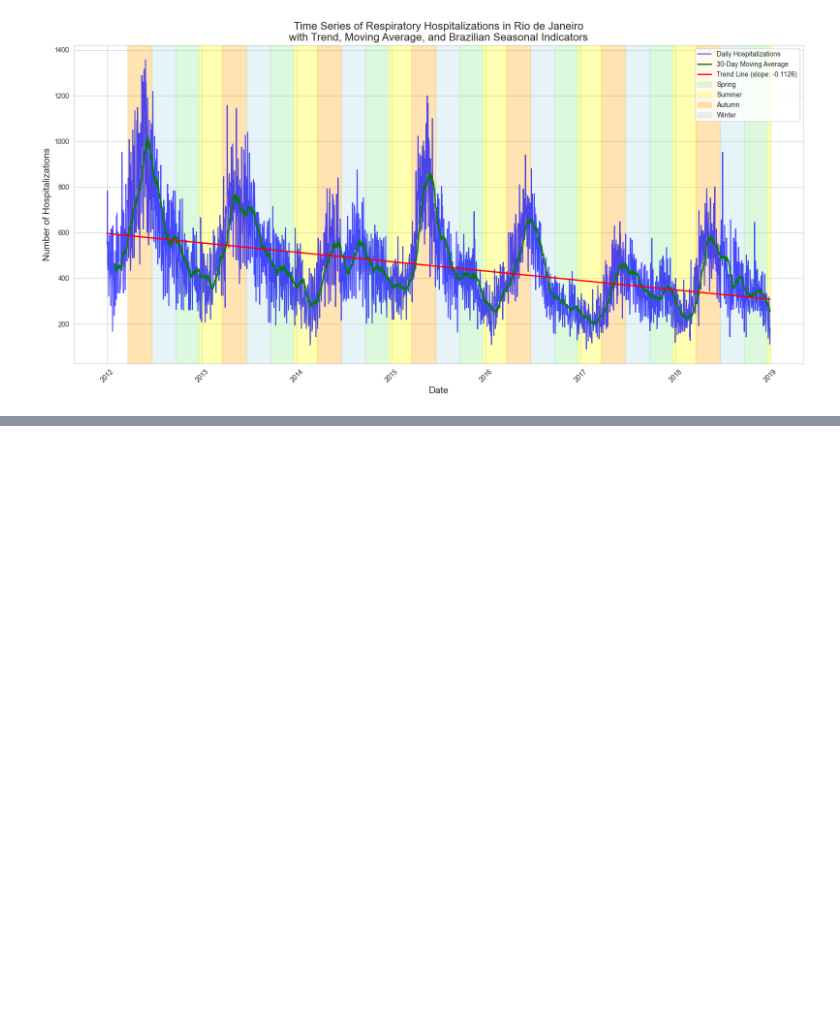
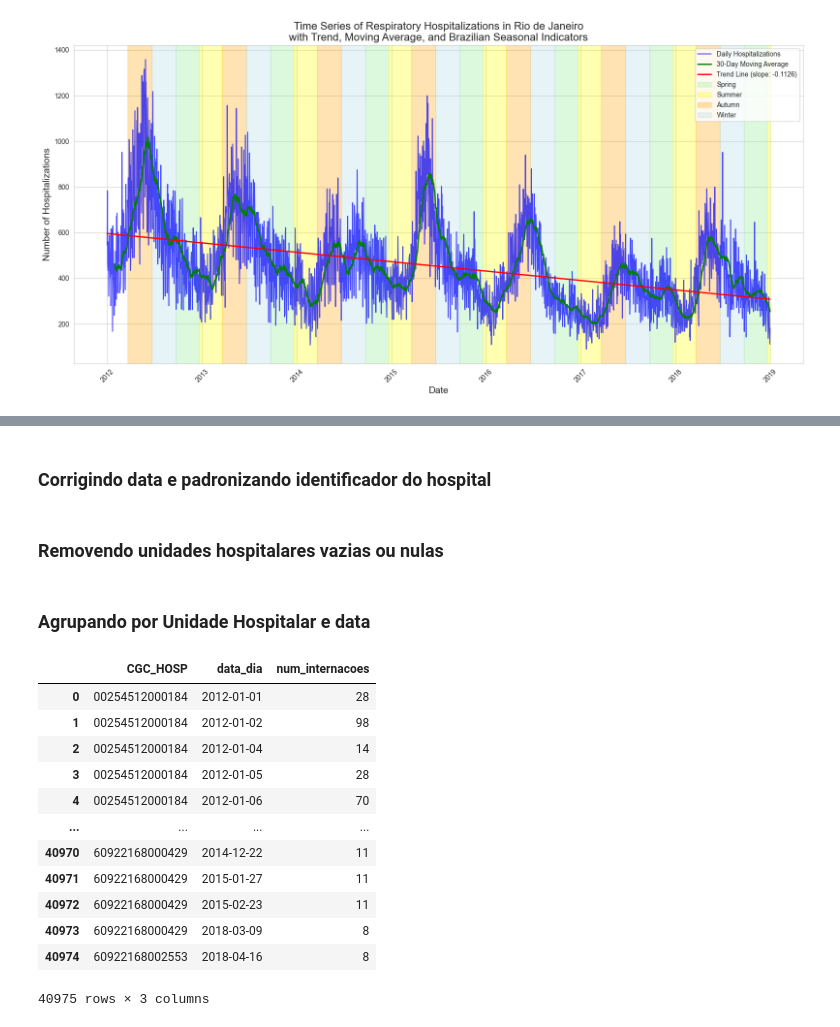
Before and after one commit to AILAB-CEFET-RJ/qualiar, a Jupyter notebook: Code/2 - TreatRawData/DataSus/treat_raw_hospitalizations.ipynb, the cells around one changed output, grey strips where cells are left out. Drawn from its saved outputs; the diff is of its cells as text; code cells hidden in the pictures; blank space fills up the shorter version.

```diff
--- a/Code/2 - TreatRawData/DataSus/treat_raw_hospitalizations.ipynb
+++ b/Code/2 - TreatRawData/DataSus/treat_raw_hospitalizations.ipynb
@@ -337,0 +343,48 @@ plt.show()
+# %% [markdown]
+### Corrigindo data e padronizando identificador do hospital
+# %%
+sus_filtrado_unidade_hospitalar = sus_filtrado.copy()
+
+sus_filtrado_unidade_hospitalar['data_dia'] = pd.to_datetime(
+    sus_filtrado_unidade_hospitalar['data_formatada'], errors='coerce'
+).dt.normalize()
+
+sus_filtrado_unidade_hospitalar['CGC_HOSP'] = (
+    sus_filtrado_unidade_hospitalar['CGC_HOSP'].astype('string').str.strip()
+)
+# %% [markdown]
+### Removendo unidades hospitalares vazias ou nulas
+# %%
+sus_filtrado_unidade_hospitalar = sus_filtrado_unidade_hospitalar[
+    sus_filtrado_unidade_hospitalar['data_dia'].notna()
+    & sus_filtrado_unidade_hospitalar['CGC_HOSP'].notna()
+    & (sus_filtrado_unidade_hospitalar['CGC_HOSP'] != '')
+].copy()
+# %% [markdown]
+### Agrupando por Unidade Hospitalar e data
+# %%
+internacoes_diario_hospital = (
+    sus_filtrado_unidade_hospitalar
+    .groupby(['CGC_HOSP', 'data_dia'])
+    .size()
+    .rename('num_internacoes')
+    .astype('int64')
+    .reset_index()
+    .sort_values(['CGC_HOSP', 'data_dia'])
+)
+
+display(internacoes_diario_hospital)
+# %% [output]
+|  | CGC_HOSP | data_dia | num_internacoes |
+| 0 | 00254512000184 | 2012-01-01 | 28 |
+| 1 | 00254512000184 | 2012-01-02 | 98 |
+| 2 | 00254512000184 | 2012-01-04 | 14 |
+| 3 | 00254512000184 | 2012-01-05 | 28 |
+| 4 | 00254512000184 | 2012-01-06 | 70 |
+| ... | ... | ... | ... |
+| 40970 | 60922168000429 | 2014-12-22 | 11 |
+| 40971 | 60922168000429 | 2015-01-27 | 11 |
+| 40972 | 60922168000429 | 2015-02-23 | 11 |
+| 40973 | 60922168000429 | 2018-03-09 | 8 |
+| 40974 | 60922168002553 | 2018-04-16 | 8 |
+40975 rows × 3 columns
```
Also changed, not shown: parts of 15 cells of this notebook, 16 other files.
